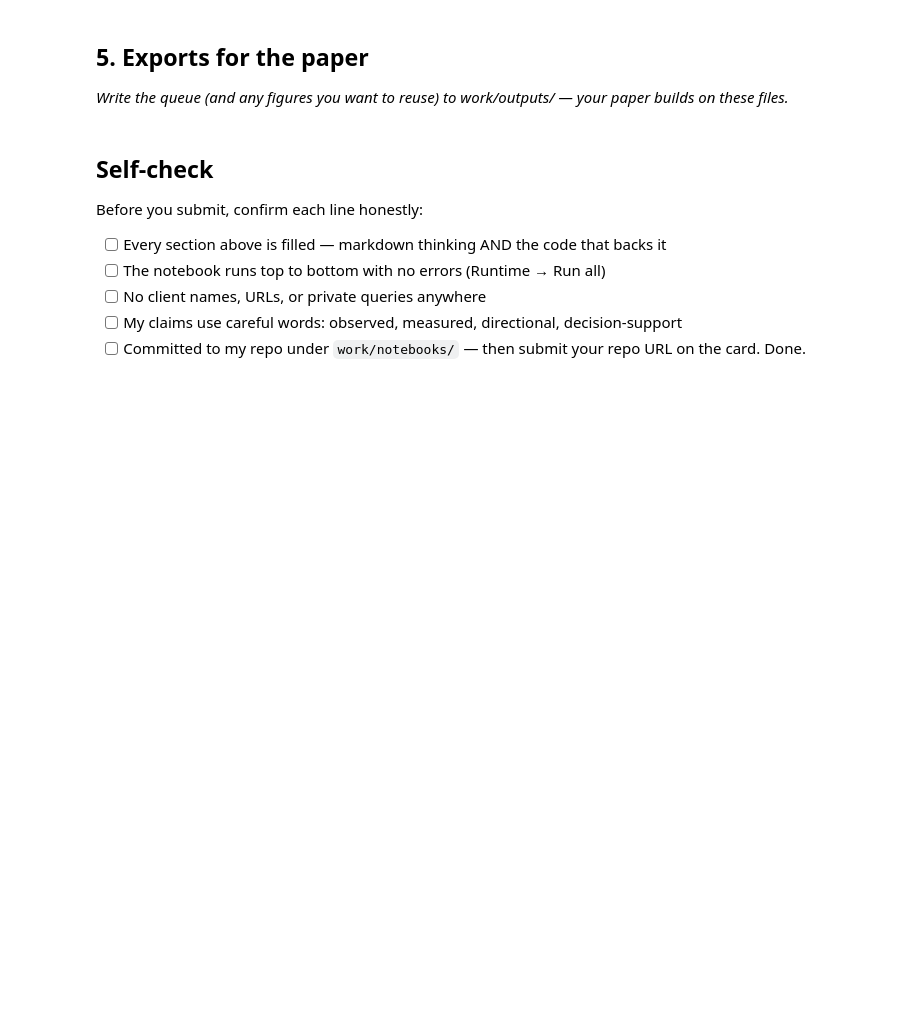
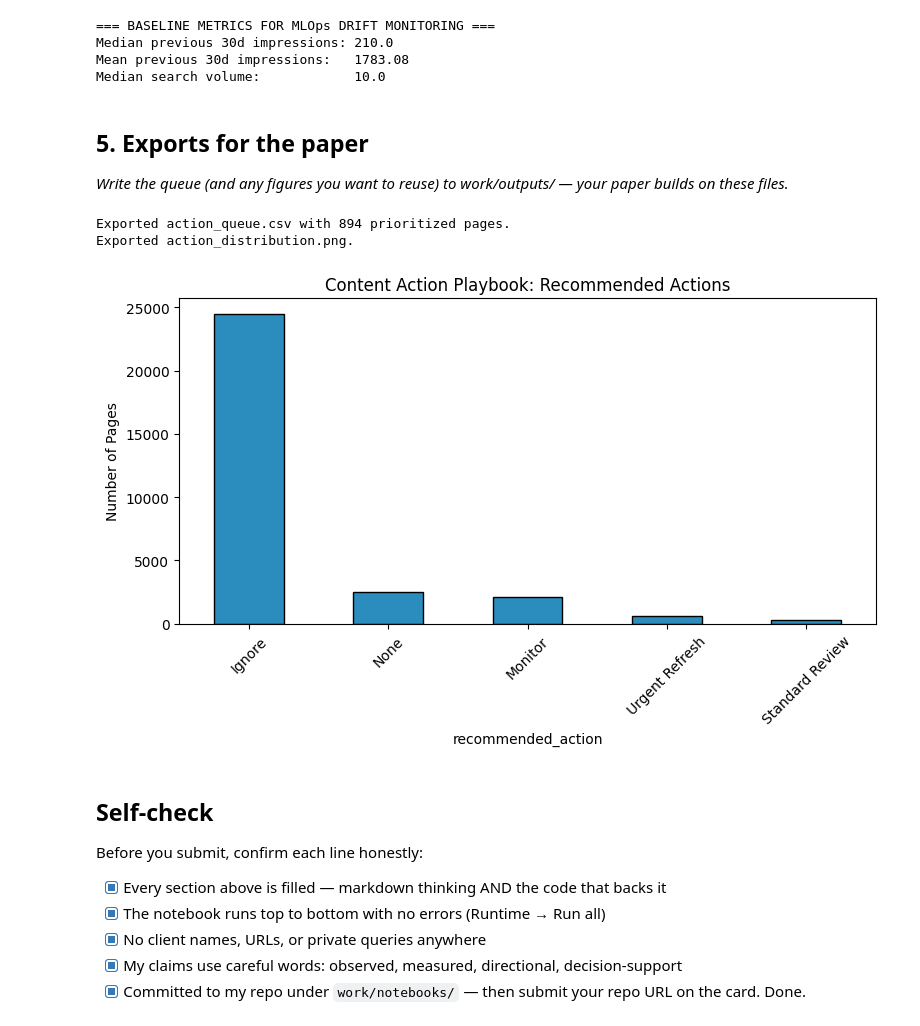
Before and after one commit to Zayer1/flyrank-ml-internship, a Jupyter notebook: work/notebooks/w07_action_playbook.ipynb, the cells around one changed output. Cells and saved outputs as stored; diff of their text form; code cells hidden in the pictures; blank space fills up the shorter version.

Commit message:
Add Week 7 Content Action Playbook

```diff
--- a/work/notebooks/w07_action_playbook.ipynb
+++ b/work/notebooks/w07_action_playbook.ipynb
@@ -37,3 +149,14 @@ This skeleton is yours to fill. Work the sections **in order** — each one has
+# %%
+# Establish baseline ground truth for MLOps drift monitoring
+print("=== BASELINE METRICS FOR MLOps DRIFT MONITORING ===")
+print(f"Median previous 30d impressions: {df['impressions_prev_30d'].median()}")
+print(f"Mean previous 30d impressions:   {df['impressions_prev_30d'].mean():.2f}")
+print(f"Median search volume:            {df['search_volume'].median()}")
+# %% [output]
+=== BASELINE METRICS FOR MLOps DRIFT MONITORING ===
+Median previous 30d impressions: 210.0
+Mean previous 30d impressions:   1783.08
+Median search volume:            10.0
 # %% [markdown]
 ## 5. Exports for the paper
 
@@ -44,10 +164,35 @@ This skeleton is yours to fill. Work the sections **in order** — each one has
+# %%
+# Filter and sort the final actionable queue
+actionable_queue = df[df['recommended_action'].isin(['Urgent Refresh', 'Standard Review'])]
+final_queue = actionable_queue.sort_values(by='probability', ascending=False)
+
+# Export to CSV (This stays out of Git to prevent data leaks)
+os.makedirs('../../work/outputs', exist_ok=True)
+final_queue.to_csv('../../work/outputs/action_queue.csv', index=False)
+print(f"Exported action_queue.csv with {len(final_queue)} prioritized pages.")
+
+# Generate and export chart
+os.makedirs('../../work/figures', exist_ok=True)
+plt.figure(figsize=(8, 5))
+df['recommended_action'].value_counts().plot(kind='bar', color='#2b8cbe', edgecolor='black')
+plt.title("Content Action Playbook: Recommended Actions")
+plt.ylabel("Number of Pages")
+plt.xticks(rotation=45)
+plt.tight_layout()
+plt.savefig('../../work/figures/action_distribution.png')
+print("Exported action_distribution.png.")
+plt.show()
+# %% [output]
+Exported action_queue.csv with 894 prioritized pages.
+Exported action_distribution.png.
+[figure, added]
 # %% [markdown]
 ## Self-check
 
 Before you submit, confirm each line honestly:
 
-- [ ] Every section above is filled — markdown thinking AND the code that backs it
-- [ ] The notebook runs top to bottom with no errors (Runtime → Run all)
-- [ ] No client names, URLs, or private queries anywhere
-- [ ] My claims use careful words: observed, measured, directional, decision-support
-- [ ] Committed to my repo under `work/notebooks/` — then submit your repo URL on the card. Done.
+- [x] Every section above is filled — markdown thinking AND the code that backs it
+- [x] The notebook runs top to bottom with no errors (Runtime → Run all)
+- [x] No client names, URLs, or private queries anywhere
+- [x] My claims use careful words: observed, measured, directional, decision-support
+- [x] Committed to my repo under `work/notebooks/` — then submit your repo URL on the card. Done.
```
Also changed, not shown: parts of 16 cells of this notebook, 1 other file.
